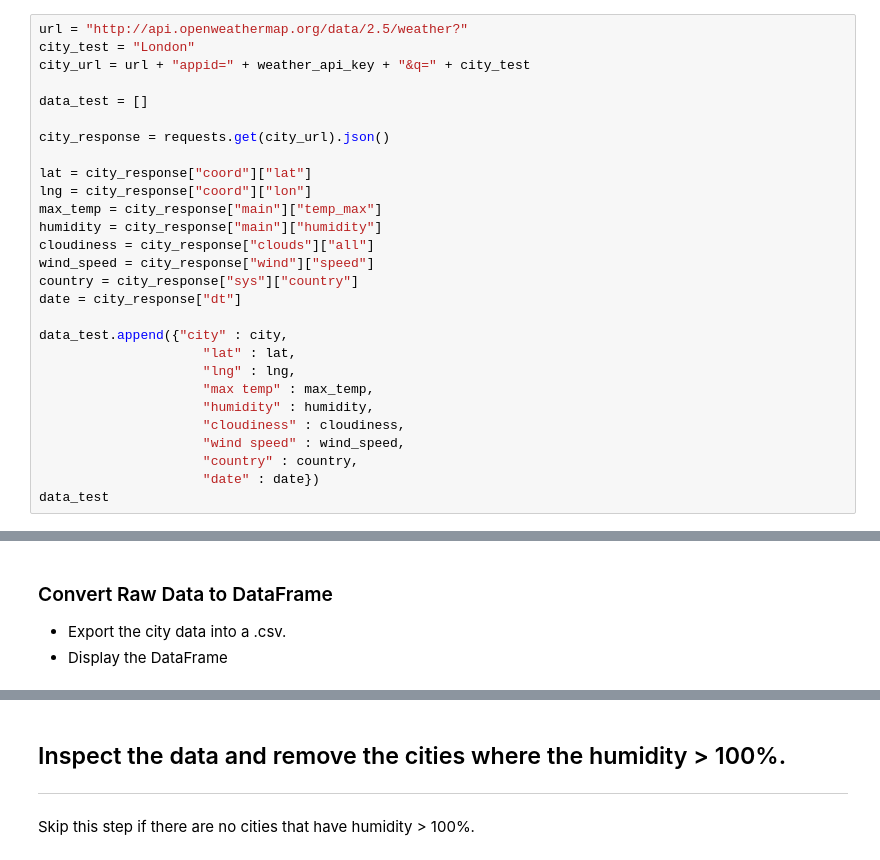
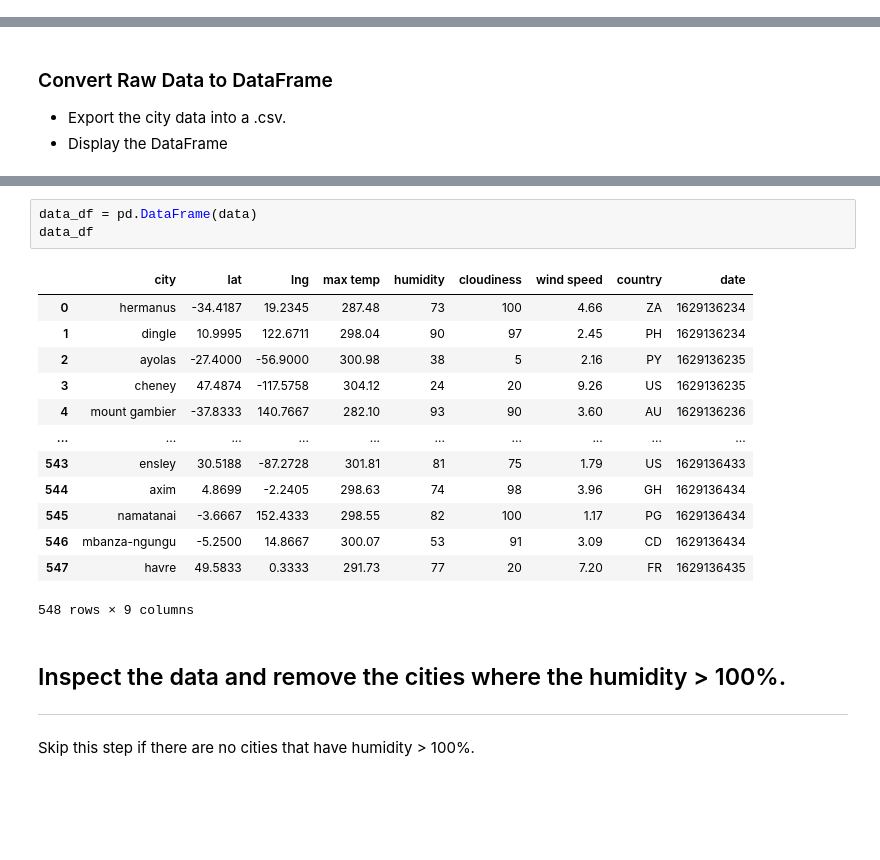
Before and after one commit to drrobb04/python-api-challenge, a Jupyter notebook: WeatherPy/WeatherPy.ipynb, the cells around one changed output, grey strips where cells are left out. Drawn from its saved outputs; the diff is of its cells as text; blank space fills up the shorter version.

Commit message:
data cleaning steps

```diff
--- a/WeatherPy/WeatherPy.ipynb
+++ b/WeatherPy/WeatherPy.ipynb
@@ -53,31 +53,3 @@ len(cities)
 ### Perform API Calls
 * Perform a weather check on each city using a series of successive API calls.
 * Include a print log of each city as it'sbeing processed (with the city number and city name).
-# %%
-url = "http://api.openweathermap.org/data/2.5/weather?"
-city_test = "London"
-city_url = url + "appid=" + weather_api_key + "&q=" + city_test
-
-data_test = []
-
-city_response = requests.get(city_url).json()
-
-lat = city_response["coord"]["lat"]
-lng = city_response["coord"]["lon"]
-max_temp = city_response["main"]["temp_max"]
-humidity = city_response["main"]["humidity"]
-cloudiness = city_response["clouds"]["all"]
-wind_speed = city_response["wind"]["speed"]
-country = city_response["sys"]["country"]
-date = city_response["dt"]
-
-data_test.append({"city" : city,
-                     "lat" : lat,
-                     "lng" : lng,
-                     "max temp" : max_temp,
-                     "humidity" : humidity,
-                     "cloudiness" : cloudiness,
-                     "wind speed" : wind_speed,
-                     "country" : country,
-                     "date" : date})
-data_test
@@ -205,3 +141,20 @@ data
+# %%
+data_df = pd.DataFrame(data)
+data_df
+# %% [output]
+|  | city | lat | lng | max temp | humidity | cloudiness | wind speed | country | date |
+| 0 | hermanus | -34.4187 | 19.2345 | 287.48 | 73 | 100 | 4.66 | ZA | 1629136234 |
+| 1 | dingle | 10.9995 | 122.6711 | 298.04 | 90 | 97 | 2.45 | PH | 1629136234 |
+| 2 | ayolas | -27.4000 | -56.9000 | 300.98 | 38 | 5 | 2.16 | PY | 1629136235 |
+| 3 | cheney | 47.4874 | -117.5758 | 304.12 | 24 | 20 | 9.26 | US | 1629136235 |
+| 4 | mount gambier | -37.8333 | 140.7667 | 282.10 | 93 | 90 | 3.60 | AU | 1629136236 |
+| ... | ... | ... | ... | ... | ... | ... | ... | ... | ... |
+| 543 | ensley | 30.5188 | -87.2728 | 301.81 | 81 | 75 | 1.79 | US | 1629136433 |
+| 544 | axim | 4.8699 | -2.2405 | 298.63 | 74 | 98 | 3.96 | GH | 1629136434 |
+| 545 | namatanai | -3.6667 | 152.4333 | 298.55 | 82 | 100 | 1.17 | PG | 1629136434 |
+| 546 | mbanza-ngungu | -5.2500 | 14.8667 | 300.07 | 53 | 91 | 3.09 | CD | 1629136434 |
+| 547 | havre | 49.5833 | 0.3333 | 291.73 | 77 | 20 | 7.20 | FR | 1629136435 |
+548 rows × 9 columns
 # %% [markdown]
 ## Inspect the data and remove the cities where the humidity > 100%.
 ----
```
Also changed, not shown: parts of 9 cells of this notebook.
